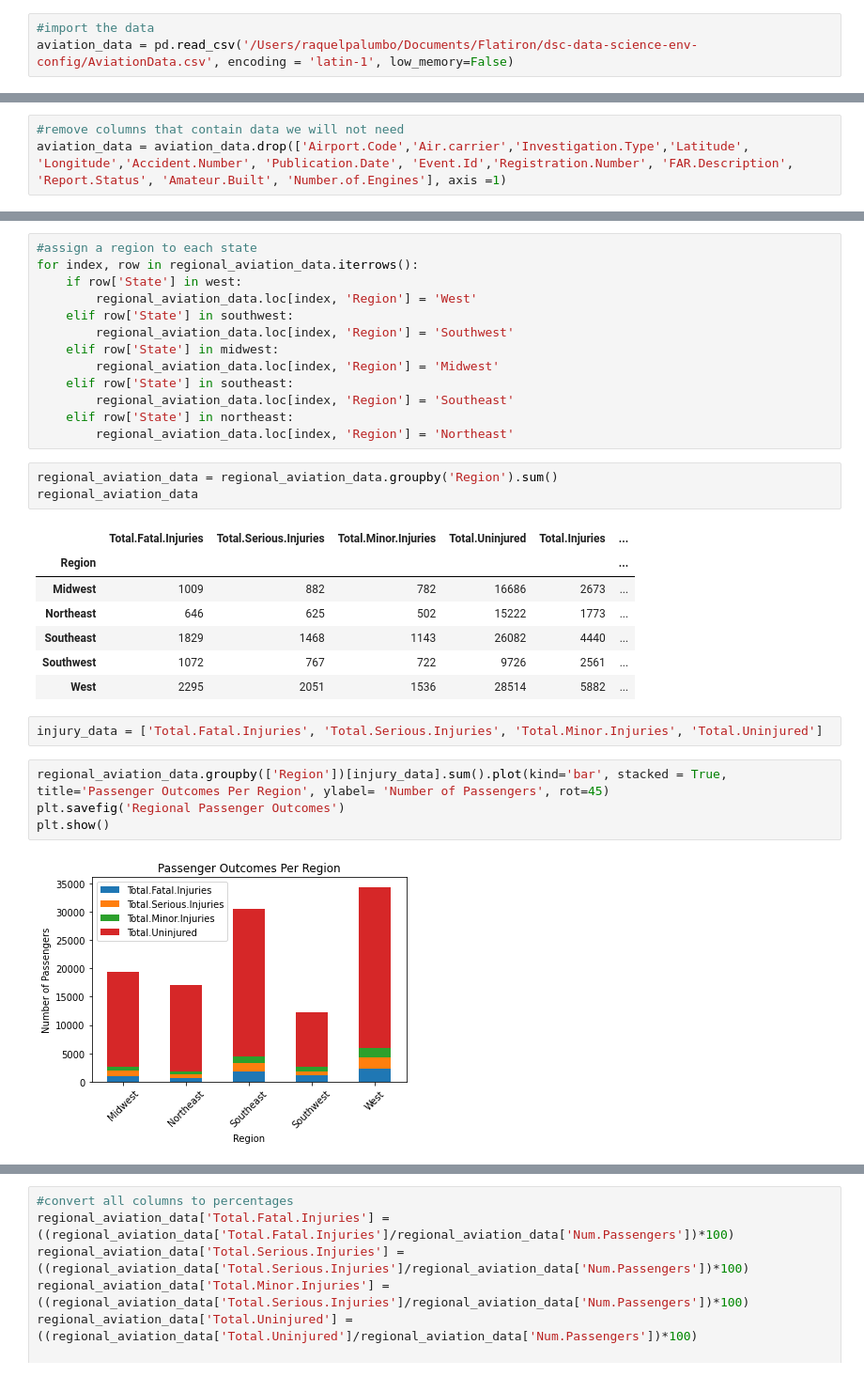
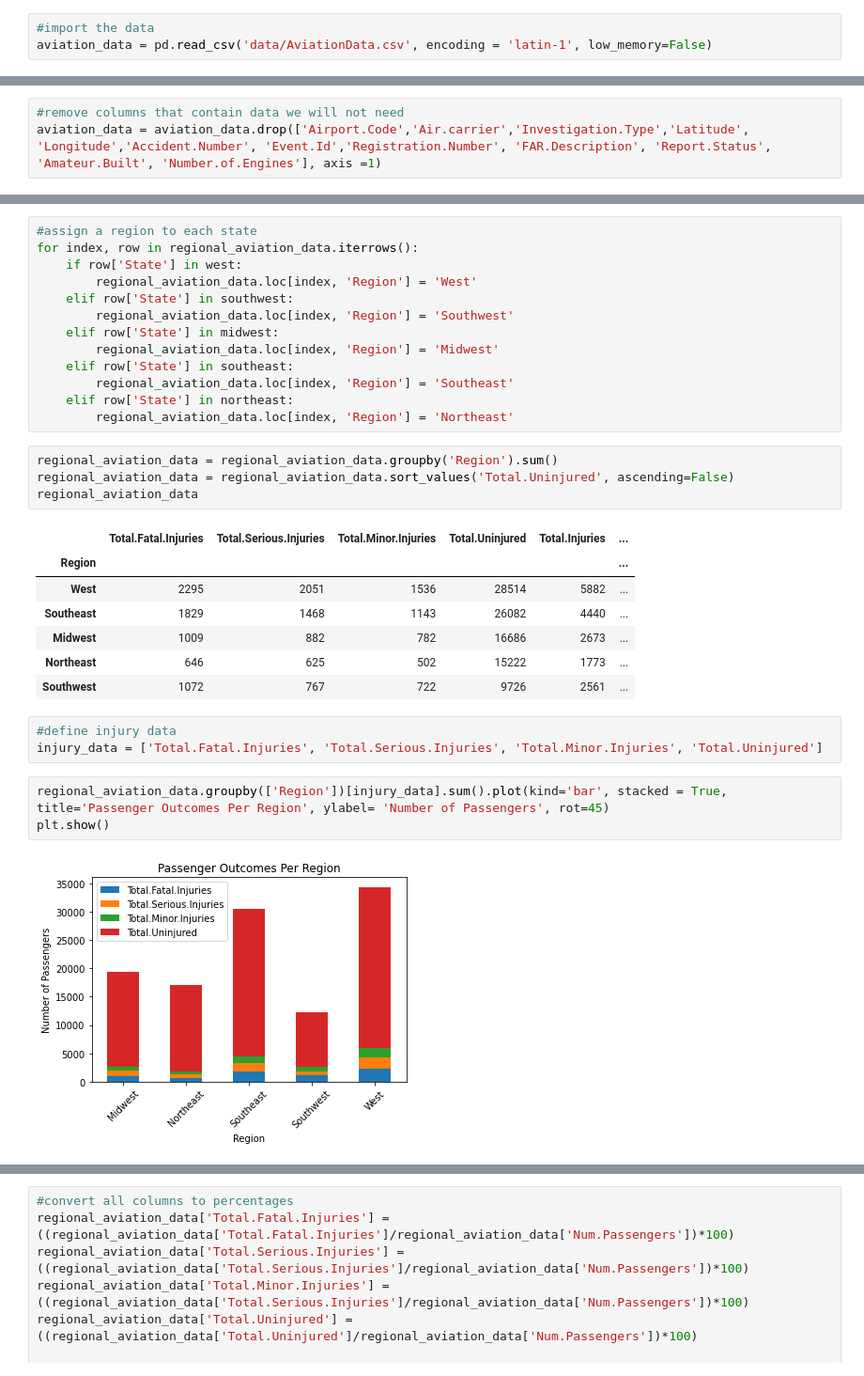
Before and after one commit to raquel-palumbo/Phase-One-Project-Final, a Jupyter notebook: Phase 1 Project.ipynb, the cells around one changed output, grey strips where cells are left out. Shown at 94% size. Saved outputs shown, nothing was run; the diff lists cells and outputs as text.

```diff
--- a/Phase 1 Project.ipynb
+++ b/Phase 1 Project.ipynb
@@ -10,6 +34,6 @@ We will be using a dataset from National Transportation Safety Board that contai
 # %%
 #import the data
-aviation_data = pd.read_csv('/Users/raquelpalumbo/Documents/Flatiron/dsc-data-science-env-config/AviationData.csv', encoding = 'latin-1', low_memory=False)
+aviation_data = pd.read_csv('data/AviationData.csv', encoding = 'latin-1', low_memory=False)
 # %%
 #view the dataset
 aviation_data.head()
@@ -46,0 +112,3 @@ We do not need the following columns as they will not be relevant to the analysi
+# %%
+#remove columns that contain data we will not need
+aviation_data = aviation_data.drop(['Airport.Code','Air.carrier','Investigation.Type','Latitude', 'Longitude','Accident.Number', 'Event.Id','Registration.Number', 'FAR.Description', 'Report.Status', 'Amateur.Built', 'Number.of.Engines'], axis =1)
@@ -49,3 +139,0 @@ We do not need the following columns as they will not be relevant to the analysi
-# %%
-#remove columns that contain data we will not need
-aviation_data = aviation_data.drop(['Airport.Code','Air.carrier','Investigation.Type','Latitude', 'Longitude','Accident.Number', 'Publication.Date', 'Event.Id','Registration.Number', 'FAR.Description', 'Report.Status', 'Amateur.Built', 'Number.of.Engines'], axis =1)
@@ -259,20 +355,21 @@ for index, row in regional_aviation_data.iterrows():
         regional_aviation_data.loc[index, 'Region'] = 'Northeast'
 # %%
 regional_aviation_data = regional_aviation_data.groupby('Region').sum()
+regional_aviation_data = regional_aviation_data.sort_values('Total.Uninjured', ascending=False)
 regional_aviation_data
 # %% [output]
 |  | Total.Fatal.Injuries | Total.Serious.Injuries | Total.Minor.Injuries | Total.Uninjured | Total.Injuries | ... |
 | Region |  |  |  |  |  | ... |
+| West | 2295 | 2051 | 1536 | 28514 | 5882 | ... |
+| Southeast | 1829 | 1468 | 1143 | 26082 | 4440 | ... |
 | Midwest | 1009 | 882 | 782 | 16686 | 2673 | ... |
 | Northeast | 646 | 625 | 502 | 15222 | 1773 | ... |
-| Southeast | 1829 | 1468 | 1143 | 26082 | 4440 | ... |
 | Southwest | 1072 | 767 | 722 | 9726 | 2561 | ... |
-| West | 2295 | 2051 | 1536 | 28514 | 5882 | ... |
 # %%
+#define injury data
 injury_data = ['Total.Fatal.Injuries', 'Total.Serious.Injuries', 'Total.Minor.Injuries', 'Total.Uninjured']
 # %%
 regional_aviation_data.groupby(['Region'])[injury_data].sum().plot(kind='bar', stacked = True, title='Passenger Outcomes Per Region', ylabel= 'Number of Passengers', rot=45)
-plt.savefig('Regional Passenger Outcomes')
 plt.show()
 # %% [output]
 [figure]
```
Also changed, not shown: parts of 67 cells of this notebook, 9 other files.
